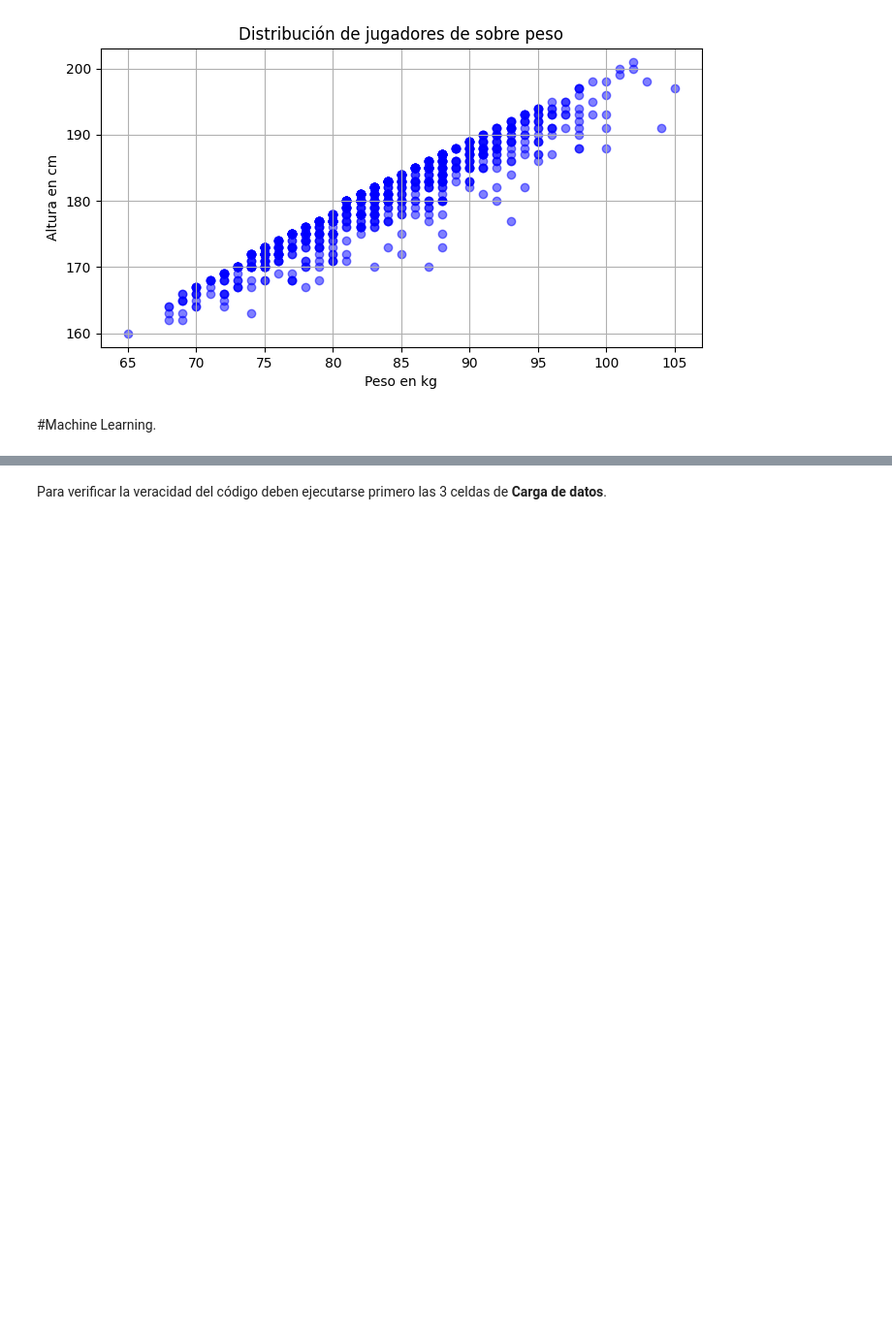
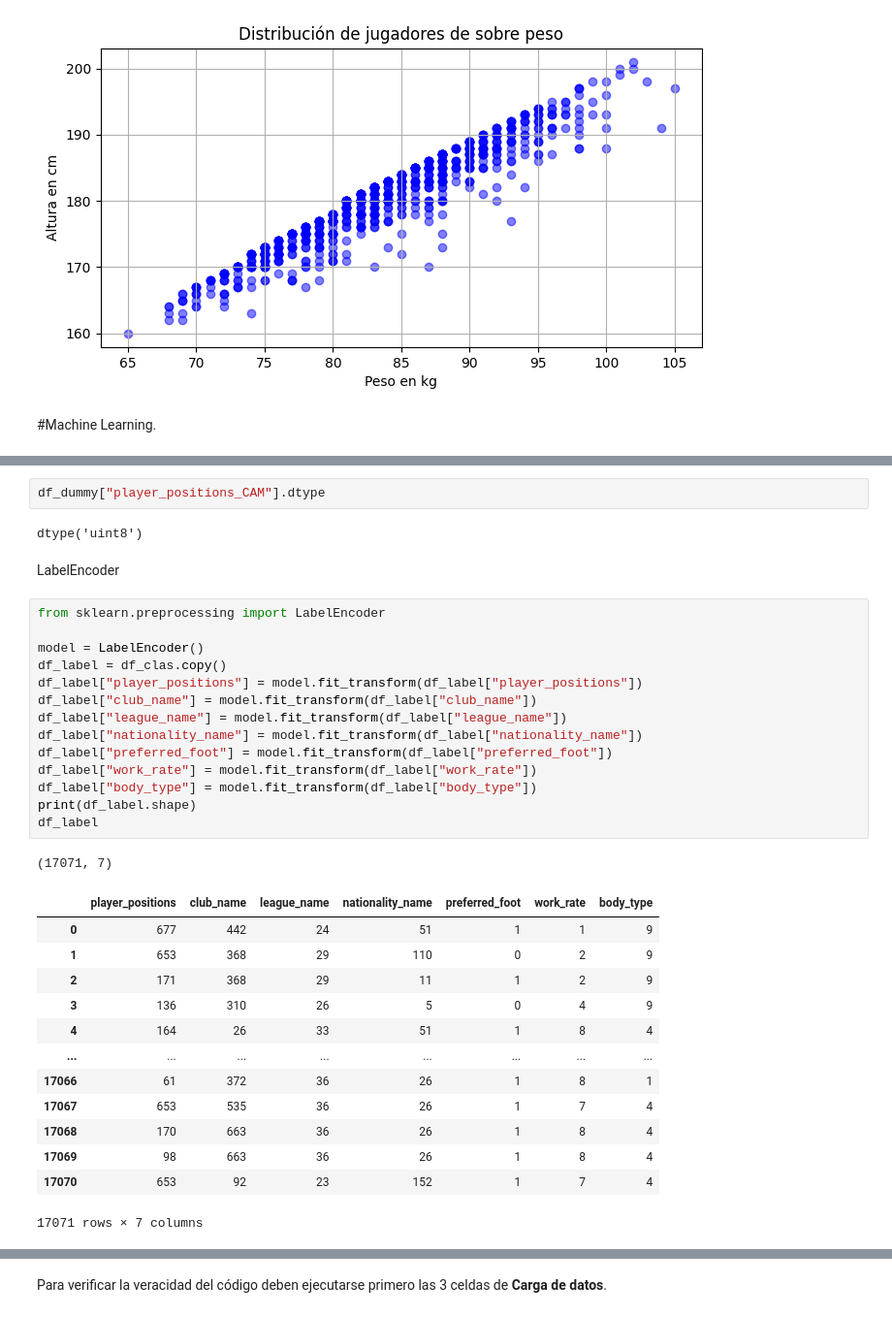
Before and after one commit to MatiasKige/Data-Science-FIFA, a Jupyter notebook: Clase 47 Proyecto FIFA.ipynb, the cells around one changed output, grey strips where cells are left out. Shown at 97% size. Saved outputs shown, nothing was run; the diff lists cells and outputs as text; blank space fills up the shorter version.

```diff
--- a/Clase 47 Proyecto FIFA.ipynb
+++ b/Clase 47 Proyecto FIFA.ipynb
@@ -2255,0 +2323,35 @@ plt.show()
+# %%
+df_dummy["player_positions_CAM"].dtype
+# %% [output]
+dtype('uint8')
+# %% [markdown]
+LabelEncoder
+# %%
+from sklearn.preprocessing import LabelEncoder
+
+model = LabelEncoder()
+df_label = df_clas.copy()
+df_label["player_positions"] = model.fit_transform(df_label["player_positions"])
+df_label["club_name"] = model.fit_transform(df_label["club_name"])
+df_label["league_name"] = model.fit_transform(df_label["league_name"])
+df_label["nationality_name"] = model.fit_transform(df_label["nationality_name"])
+df_label["preferred_foot"] = model.fit_transform(df_label["preferred_foot"])
+df_label["work_rate"] = model.fit_transform(df_label["work_rate"])
+df_label["body_type"] = model.fit_transform(df_label["body_type"])
+print(df_label.shape)
+df_label
+# %% [output]
+(17071, 7)
+|  | player_positions | club_name | league_name | nationality_name | preferred_foot | work_rate | body_type |
+| 0 | 677 | 442 | 24 | 51 | 1 | 1 | 9 |
+| 1 | 653 | 368 | 29 | 110 | 0 | 2 | 9 |
+| 2 | 171 | 368 | 29 | 11 | 1 | 2 | 9 |
+| 3 | 136 | 310 | 26 | 5 | 0 | 4 | 9 |
+| 4 | 164 | 26 | 33 | 51 | 1 | 8 | 4 |
+| ... | ... | ... | ... | ... | ... | ... | ... |
+| 17066 | 61 | 372 | 36 | 26 | 1 | 8 | 1 |
+| 17067 | 653 | 535 | 36 | 26 | 1 | 7 | 4 |
+| 17068 | 170 | 663 | 36 | 26 | 1 | 8 | 4 |
+| 17069 | 98 | 663 | 36 | 26 | 1 | 8 | 4 |
+| 17070 | 653 | 92 | 23 | 152 | 1 | 7 | 4 |
+17071 rows × 7 columns
```
Also changed, not shown: parts of 15 cells of this notebook.
